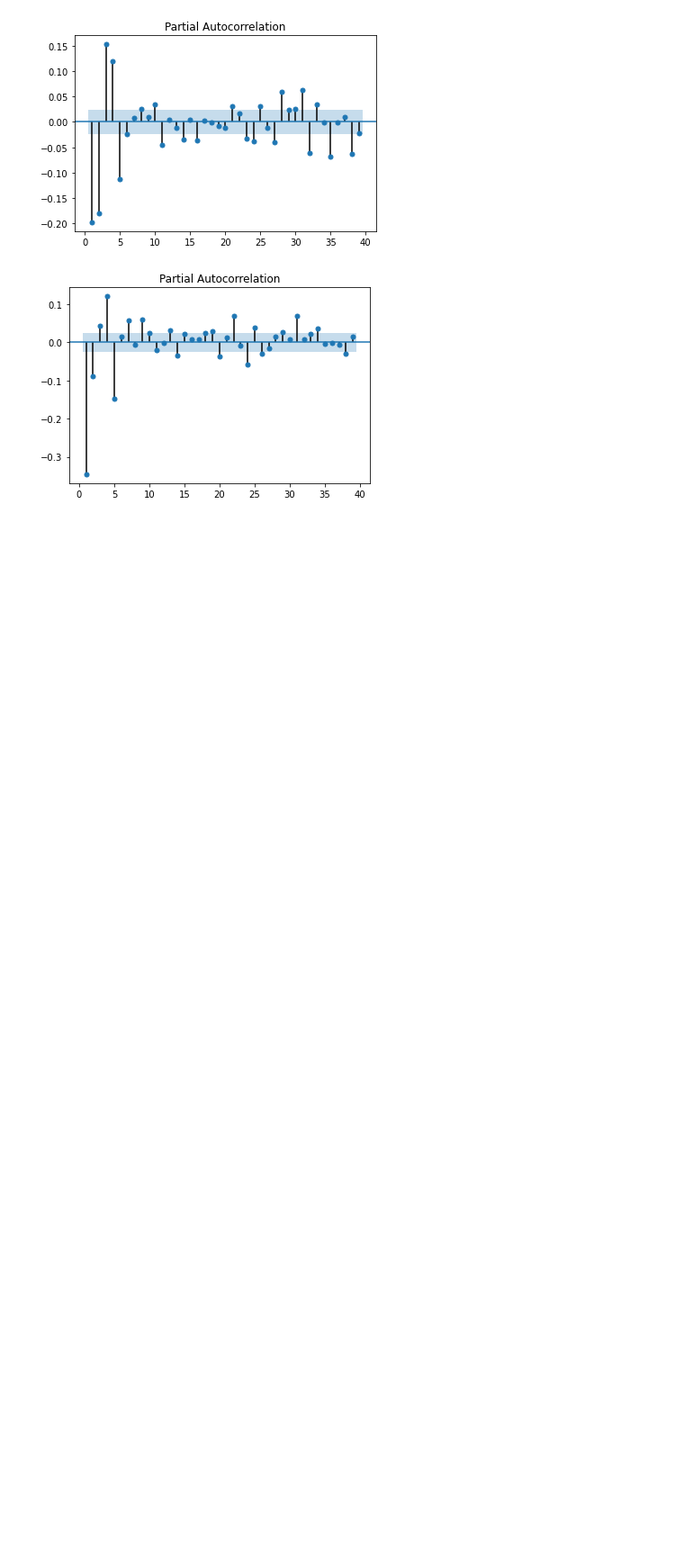
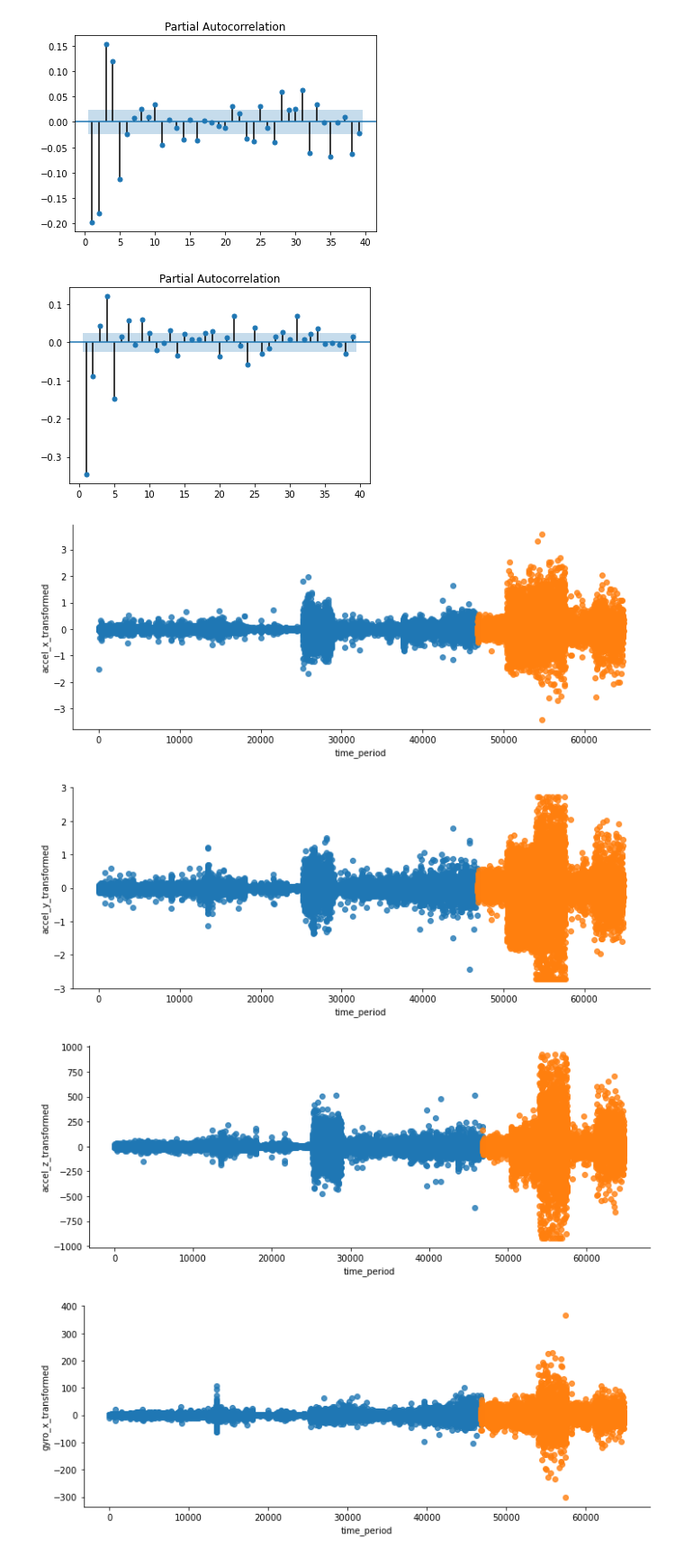
Before and after one commit to horacefung/Main_Projects, a Jupyter notebook: Smart_Watch_Motion_Detection/notebooks/exploratory_data_analysis.ipynb, the cells around one changed output. Shown: that part at 90% size. Drawn from its saved outputs; the diff is of its cells as text; code cells hidden in the pictures; blank space fills up the shorter version.

```diff
--- a/Smart_Watch_Motion_Detection/notebooks/exploratory_data_analysis.ipynb
+++ b/Smart_Watch_Motion_Detection/notebooks/exploratory_data_analysis.ipynb
@@ -41,7 +38,7 @@ def multi_scatter_plot(data, x_variables, y_variable, subject_id):
     return None
 
 def pacf_plots(data, x_variables, y_variable, subject_id, downsample_steps=10):
-    ''' For a specific subject, plot thier xyz pacf'''
+    ''' For a specific subject, plot their xyz pacf'''
 
     df = data.copy(deep=True)
 
@@ -56,7 +53,13 @@ def pacf_plots(data, x_variables, y_variable, subject_id, downsample_steps=10):
 
     return None
 
-def basic_time_series_transformations(data, x_variables, y_variable, boxcox=True, differening=True):
+def histogram_plots(data, x_variables, y_variable, subject_id):
+    ''' For a specific subject, plot their xyz histograms'''
+
+
+
+
+def basic_time_series_transformations(data, x_variables, y_variable, boxcox=True, differencing=True):
     ''' For each time-dependent variable, perform the basic box-cox and first difference transformation'''
 
     df = data.copy(deep=True)
@@ -66,7 +69,7 @@ def basic_time_series_transformations(data, x_variables, y_variable, boxcox=True
 
         # Box-Cox estimation
         df[i] = df[i] - min(df[i]) + 0.0001
-        y, fitted_lambda = boxcox(df[i],lmbda = None)
+        y, fitted_lambda = scipy.stats.boxcox(df[i],lmbda = None)
 
         # First difference, make first element nan, loss from differencing
         y = np.append([np.nan], np.diff(y, n=1))
@@ -120,3 +123,16 @@ pacf_plots(data, x_variables=x_variables, y_variable='is_exercise',
 [figure]
 [figure]
 [figure]
+# %%
+x_variables = ['accel_x', 'accel_y', 'accel_z', 'gyro_x', 'gyro_y', 'gyro_z']
+data = basic_time_series_transformations(data, x_variables=x_variables, y_variable='is_exercise',
+                                          boxcox=True, differencing=True)
+# %%
+x_variables = ['accel_x_transformed', 'accel_y_transformed', 'accel_z_transformed',
+               'gyro_x_transformed', 'gyro_y_transformed', 'gyro_z_transformed']
+multi_scatter_plot(data, x_variables=x_variables, y_variable='is_exercise', subject_id=subject_ids[0])
+# %% [output]
+[figure, added]
+[figure, added]
+[figure, added]
+[figure, added]
```
Also changed, not shown: parts of 5 cells of this notebook.
